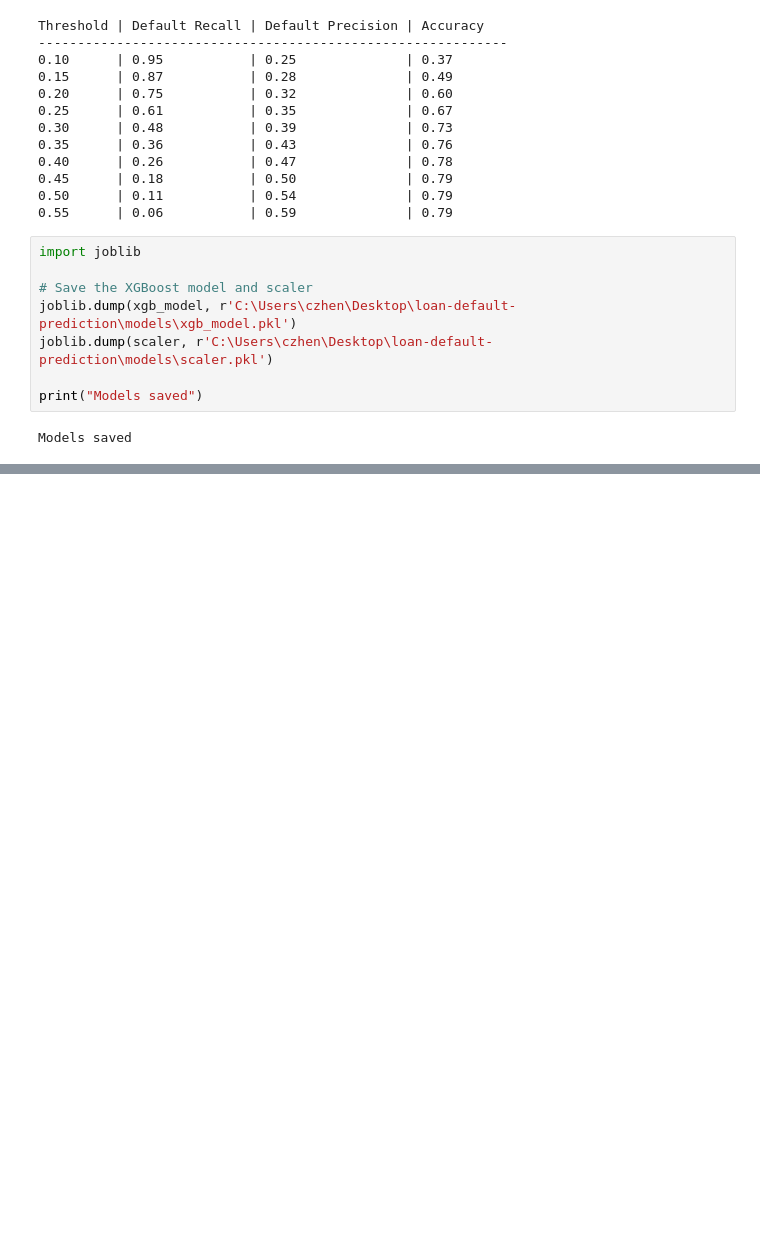
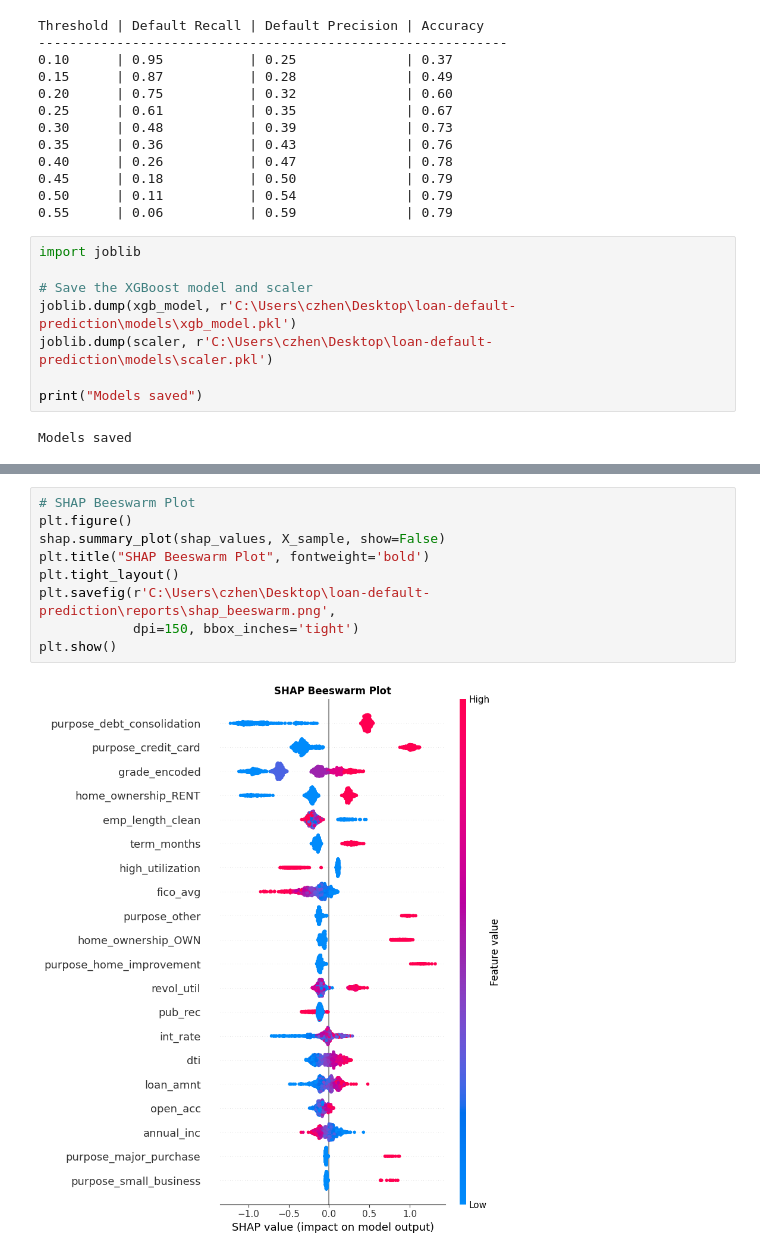
Before and after one commit to cindyzheng001-afk/loan-default-prediction, a Jupyter notebook: 01_eda.ipynb, the cells around one changed output, grey strips where cells are left out. Drawn from its saved outputs; the diff is of its cells as text; blank space fills up the shorter version.

```diff
--- a/01_eda.ipynb
+++ b/01_eda.ipynb
@@ -875,0 +890,11 @@ Models saved
+# %%
+# SHAP Beeswarm Plot
+plt.figure()
+shap.summary_plot(shap_values, X_sample, show=False)
+plt.title("SHAP Beeswarm Plot", fontweight='bold')
+plt.tight_layout()
+plt.savefig(r'C:\Users\czhen\Desktop\loan-default-prediction\reports\shap_beeswarm.png',
+            dpi=150, bbox_inches='tight')
+plt.show()
+# %% [output]
+[figure, added]
```
Also changed, not shown: parts of 7 cells of this notebook.
